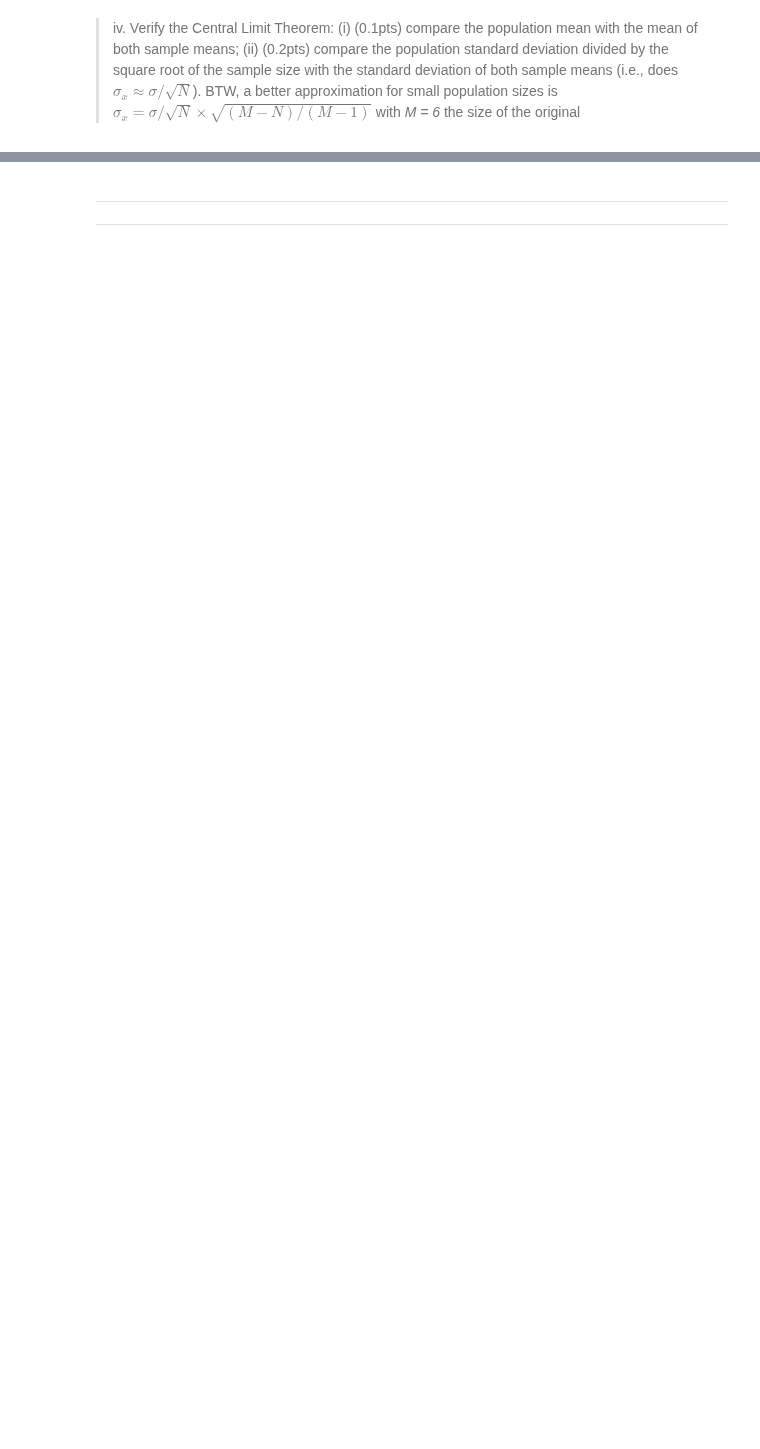
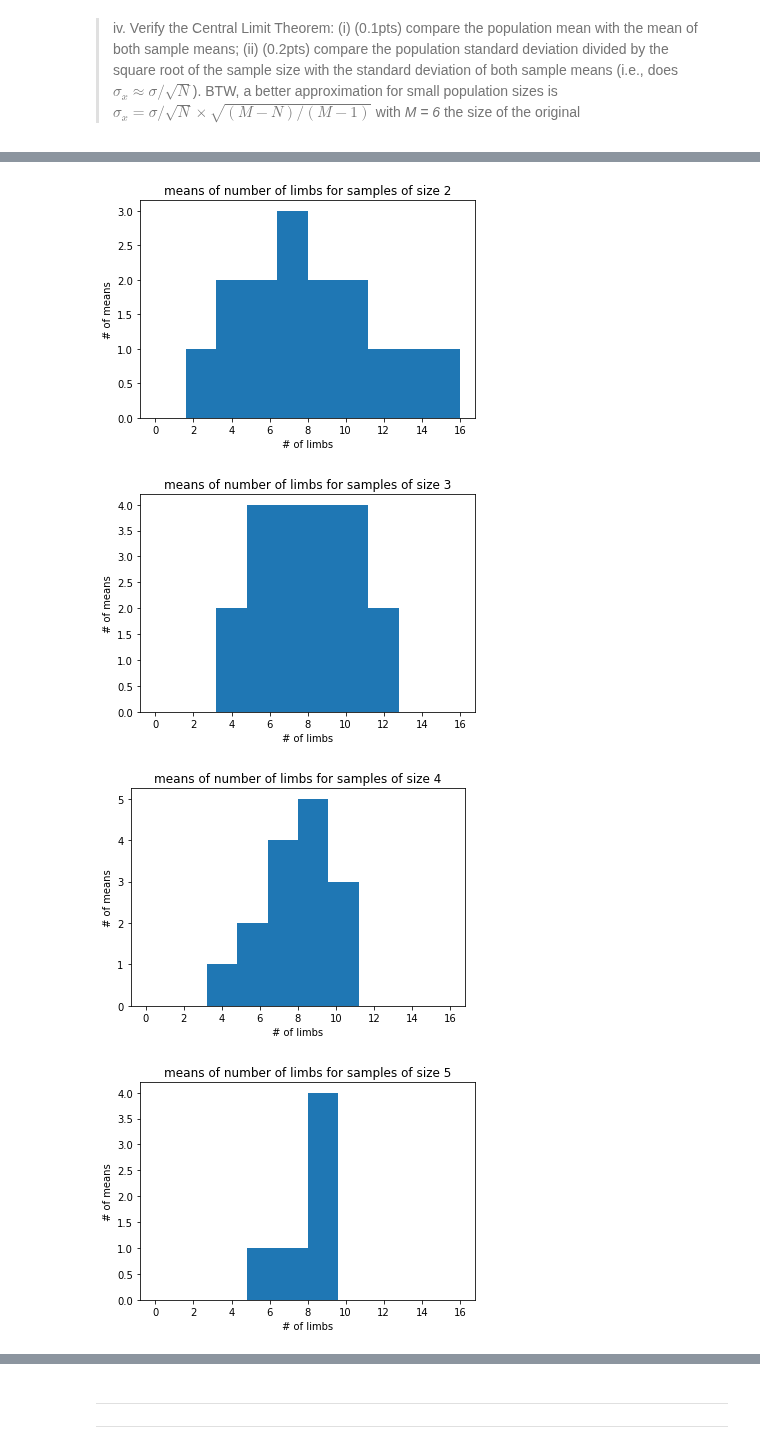
Before and after one commit to gabrielraya/Data-Mining, a Jupyter notebook: Assignment_2/Assignment_2.ipynb, the cells around one changed output, grey strips where cells are left out. Drawn from its saved outputs; the diff is of its cells as text; code cells hidden in the pictures; blank space fills up the shorter version.

```diff
--- a/Assignment_2/Assignment_2.ipynb
+++ b/Assignment_2/Assignment_2.ipynb
@@ -183,3 +190,14 @@ i. Find the mean $m$ and the standard deviation $\sigma$ of this population.
 # %% [markdown]
 > ii. (0.3pts) List all possible samples of two aliens without replacement, and find each mean. Do the same with samples of four aliens.
 + *You can use the method itertools.combinations(v,n) to find all possible samples of a vector v taking n elements at a time.*
+# %%
+import itertools
+
+
+means = {}
+for sample_size in (2, 4):
+    samples = list(itertools.combinations(limb_numbers, sample_size))
+    means[sample_size] = list(map(np.mean, samples))
+    for sample, mean in zip(samples, means[sample_size]):
+        print(f'sample {sample} has mean of {mean}')
+    print()
@@ -187,3 +223,12 @@ i. Find the mean $m$ and the standard deviation $\sigma$ of this population.
 > iii. (0.3pts) Each of the means above is called a sample mean. Find the mean of all the sample means (denoted by $m_x$) and the standard
 deviation of all the sample means (denoted by $\sigma_x$) for both
 the *N=2* and *N=4* samples.
+# %%
+meta_means = {}
+meta_stddevs = {}
+for sample_size in means:
+    meta_means[sample_size] = np.mean(means[sample_size])
+    meta_stddevs[sample_size] = np.std(means[sample_size])
+
+print(f'means of means: {meta_means}')
+print(f'stddevs of means: {meta_stddevs}')
@@ -195,3 +243,12 @@ with the standard deviation of both sample means (i.e., does
 $\sigma_x \approx \sigma/\sqrt{N}$). BTW, a better approximation for
 small population sizes is $\sigma_x = \sigma / \sqrt{N} \times
 \sqrt{(M-N)/(M-1)}$ with *M = 6* the size of the original
+# %%
+print(f'population mean - same as for means of sample means: {np.mean(limb_numbers)}')
+for sample_size in meta_stddevs:
+    print(f'for sample size of {sample_size}: {meta_stddevs[sample_size]} =(ish) {np.std(limb_numbers) / sample_size ** .5}')
+
+print()
+print('better indicator:')
+for sample_size in meta_stddevs:
+    print(f'for sample size of {sample_size}: {meta_stddevs[sample_size]} =(ish) {np.std(limb_numbers) * ((len(limb_numbers) - sample_size) / (len(limb_numbers) - 1) / sample_size) ** .5}')
@@ -197,0 +274,14 @@ small population sizes is $\sigma_x = \sigma / \sqrt{N} \times
+# %%
+for sample_size in range(2, 6):
+    samples = list(itertools.combinations(limb_numbers, sample_size))
+    means = list(map(np.mean, samples))
+    plt.hist(means, range=(0, 16))
+    plt.xlabel('# of limbs')
+    plt.ylabel('# of means')
+    plt.title(f'means of number of limbs for samples of size {sample_size}')
+    plt.show()
+# %% [output]
+[figure, added]
+[figure, added]
+[figure, added]
+[figure, added]
```
Also changed, not shown: parts of 12 cells of this notebook.
